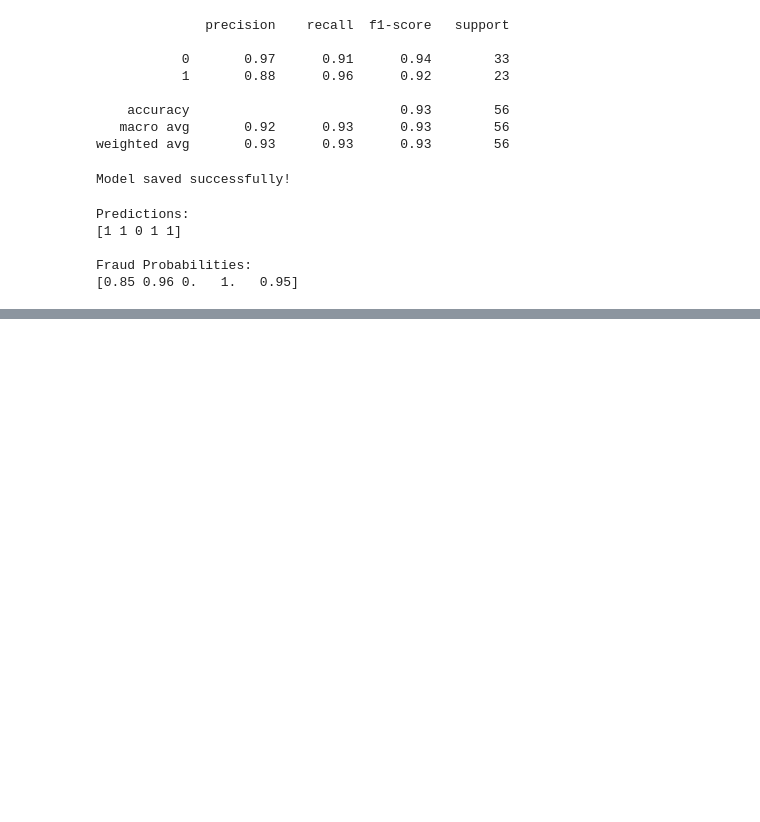
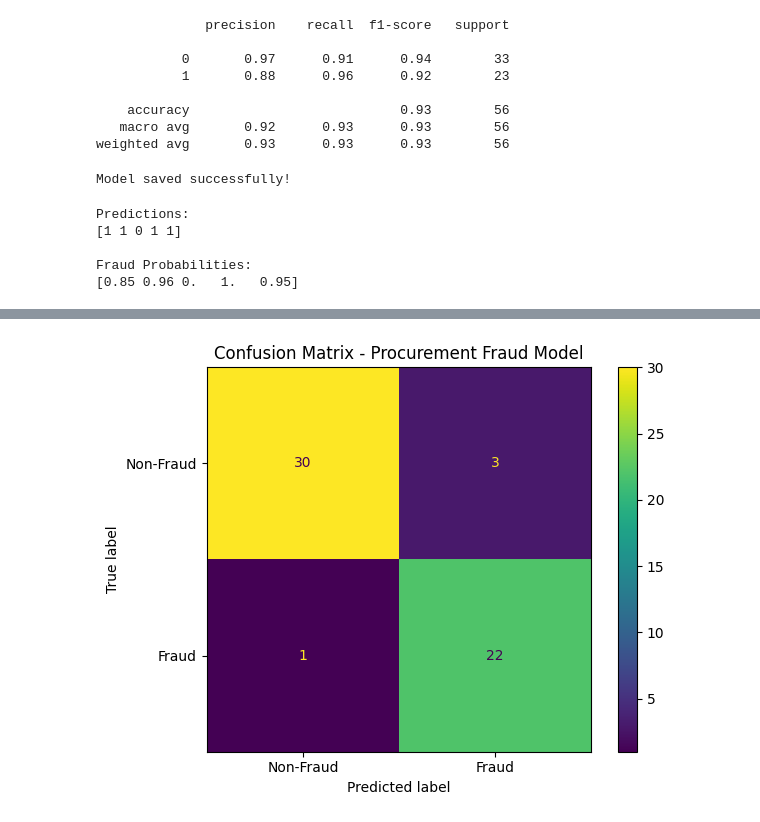
Before and after one commit to Namita2803/Internal-Fraud-Detection-System, a Jupyter notebook: notebooks/04_procurement_model.ipynb, the cells around one changed output, grey strips where cells are left out. Cells and saved outputs as stored; diff of their text form; code cells hidden in the pictures; blank space fills up the shorter version.

Commit message:
Add procurement model performance evaluation

```diff
--- a/notebooks/04_procurement_model.ipynb
+++ b/notebooks/04_procurement_model.ipynb
@@ -203,3 +203,86 @@ Predictions:
 
 Fraud Probabilities:
 [0.85 0.96 0.   1.   0.95]
+# %%
+# ============================================================
+# FINAL PERFORMANCE EVALUATION - PROCUREMENT FRAUD MODEL
+# ============================================================
+
+import matplotlib.pyplot as plt
+from sklearn.metrics import (
+    accuracy_score,
+    precision_score,
+    recall_score,
+    f1_score,
+    classification_report,
+    confusion_matrix,
+    ConfusionMatrixDisplay,
+    roc_auc_score,
+    roc_curve
+)
+
+# Predictions on complete test set
+y_pred = model.predict(X_test)
+
+# Probability of Fraud (Class 1)
+y_prob = model.predict_proba(X_test)[:, 1]
+
+# ------------------------------------------------------------
+# 1. PERFORMANCE METRICS
+# ------------------------------------------------------------
+
+accuracy = accuracy_score(y_test, y_pred)
+precision = precision_score(y_test, y_pred)
+recall = recall_score(y_test, y_pred)
+f1 = f1_score(y_test, y_pred)
+roc_auc = roc_auc_score(y_test, y_prob)
+
+print("PROCUREMENT FRAUD MODEL PERFORMANCE")
+print("-----------------------------------")
+print(f"Accuracy  : {accuracy:.4f} ({accuracy*100:.2f}%)")
+print(f"Precision : {precision:.4f} ({precision*100:.2f}%)")
+print(f"Recall    : {recall:.4f} ({recall*100:.2f}%)")
+print(f"F1 Score  : {f1:.4f} ({f1*100:.2f}%)")
+print(f"ROC-AUC   : {roc_auc:.4f}")
+
+print("\nClassification Report:")
+print(classification_report(
+    y_test,
+    y_pred,
+    target_names=["Non-Fraud", "Fraud"]
+))
+
+# ------------------------------------------------------------
+# 2. CONFUSION MATRIX
+# ------------------------------------------------------------
+
+cm = confusion_matrix(y_test, y_pred)
+
+disp = ConfusionMatrixDisplay(
+    confusion_matrix=cm,
+    display_labels=["Non-Fraud", "Fraud"]
+)
+
+disp.plot(values_format="d")
+plt.title("Confusion Matrix - Procurement Fraud Model")
+plt.tight_layout()
+plt.show()
+
+# ------------------------------------------------------------
+# 3. ROC CURVE
+# ------------------------------------------------------------
+
+fpr, tpr, thresholds = roc_curve(y_test, y_prob)
+
+plt.figure(figsize=(6,5))
+plt.plot(fpr, tpr, label=f"Random Forest (AUC = {roc_auc:.3f})")
+plt.plot([0,1], [0,1], "--", label="Random Classifier")
+
+plt.xlabel("False Positive Rate")
+plt.ylabel("True Positive Rate")
+plt.title("ROC Curve - Procurement Fraud Model")
+plt.legend()
+plt.grid(alpha=0.3)
+plt.tight_layout()
+plt.show()
+# %% [output]
@@ -205,0 +306 @@ Fraud Probabilities:
+[figure, added]
```
Also changed, not shown: parts of 2 cells of this notebook, 1 other file.
